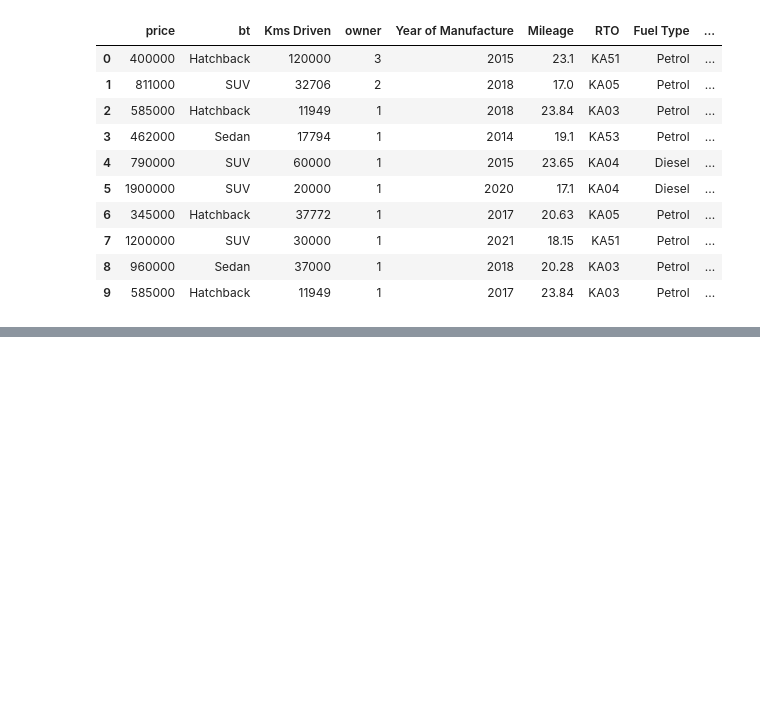
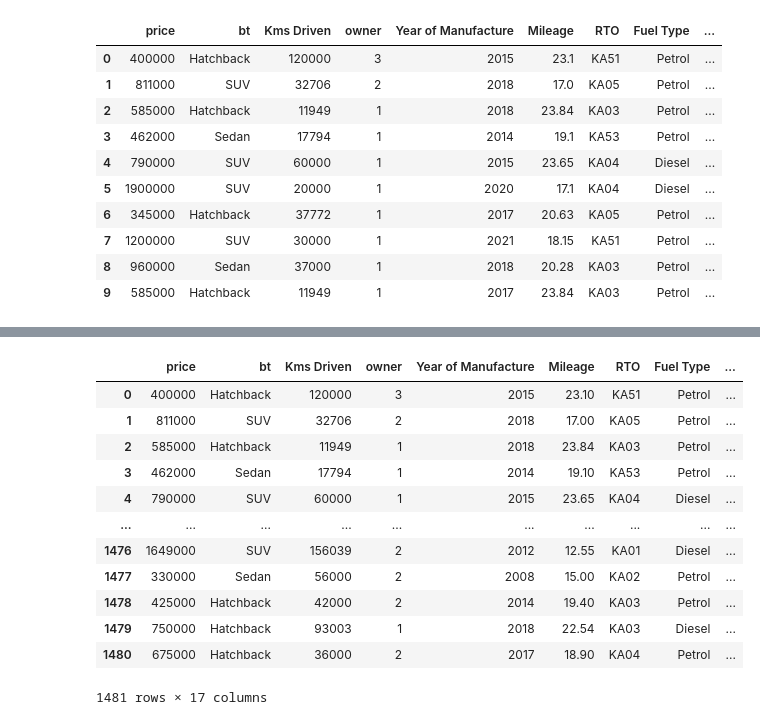
Before and after one commit to buvir/Car-Dheko_Used_Car_Price_Prediction, a Jupyter notebook: Final_Data_cleaning.ipynb, the cells around one changed output, grey strips where cells are left out. Cells and saved outputs as stored; diff of their text form; code cells hidden in the pictures; blank space fills up the shorter version.

Commit message:
label Encoding

```diff
--- a/Final_Data_cleaning.ipynb
+++ b/Final_Data_cleaning.ipynb
@@ -914,0 +922,8 @@ with pd.option_context('display.max_rows', None, 'display.width', 1000):
+# %%
+import pandas as pd
+
+
+file_path=r"C:\Users\USER\Desktop\Car-Dheko_Used_Car_Price_Prediction\output\banglore_standardised.csv"
+df_Banglore_1=pd.read_csv(file_path)
+
+df_Banglore_1.head(10)
@@ -914,0 +942,22 @@ with pd.option_context('display.max_rows', None, 'display.width', 1000):
+# %%
+#label Encoding
+import sklearn
+from sklearn.preprocessing import LabelEncoder
+
+le = LabelEncoder()
+df_Banglore_1['price_encoded'] = le.fit_transform(df_Banglore_1['price'])
+df_Banglore_1
+# %% [output]
+|  | price | bt | Kms Driven | owner | Year of Manufacture | Mileage | RTO | Fuel Type | ... |
+| 0 | 400000 | Hatchback | 120000 | 3 | 2015 | 23.10 | KA51 | Petrol | ... |
+| 1 | 811000 | SUV | 32706 | 2 | 2018 | 17.00 | KA05 | Petrol | ... |
+| 2 | 585000 | Hatchback | 11949 | 1 | 2018 | 23.84 | KA03 | Petrol | ... |
+| 3 | 462000 | Sedan | 17794 | 1 | 2014 | 19.10 | KA53 | Petrol | ... |
+| 4 | 790000 | SUV | 60000 | 1 | 2015 | 23.65 | KA04 | Diesel | ... |
+| ... | ... | ... | ... | ... | ... | ... | ... | ... | ... |
+| 1476 | 1649000 | SUV | 156039 | 2 | 2012 | 12.55 | KA01 | Diesel | ... |
+| 1477 | 330000 | Sedan | 56000 | 2 | 2008 | 15.00 | KA02 | Petrol | ... |
+| 1478 | 425000 | Hatchback | 42000 | 2 | 2014 | 19.40 | KA03 | Petrol | ... |
+| 1479 | 750000 | Hatchback | 93003 | 1 | 2018 | 22.54 | KA03 | Diesel | ... |
+| 1480 | 675000 | Hatchback | 36000 | 2 | 2017 | 18.90 | KA04 | Petrol | ... |
+1481 rows × 17 columns
```
Also changed, not shown: parts of 10 cells of this notebook, 1 other file.
